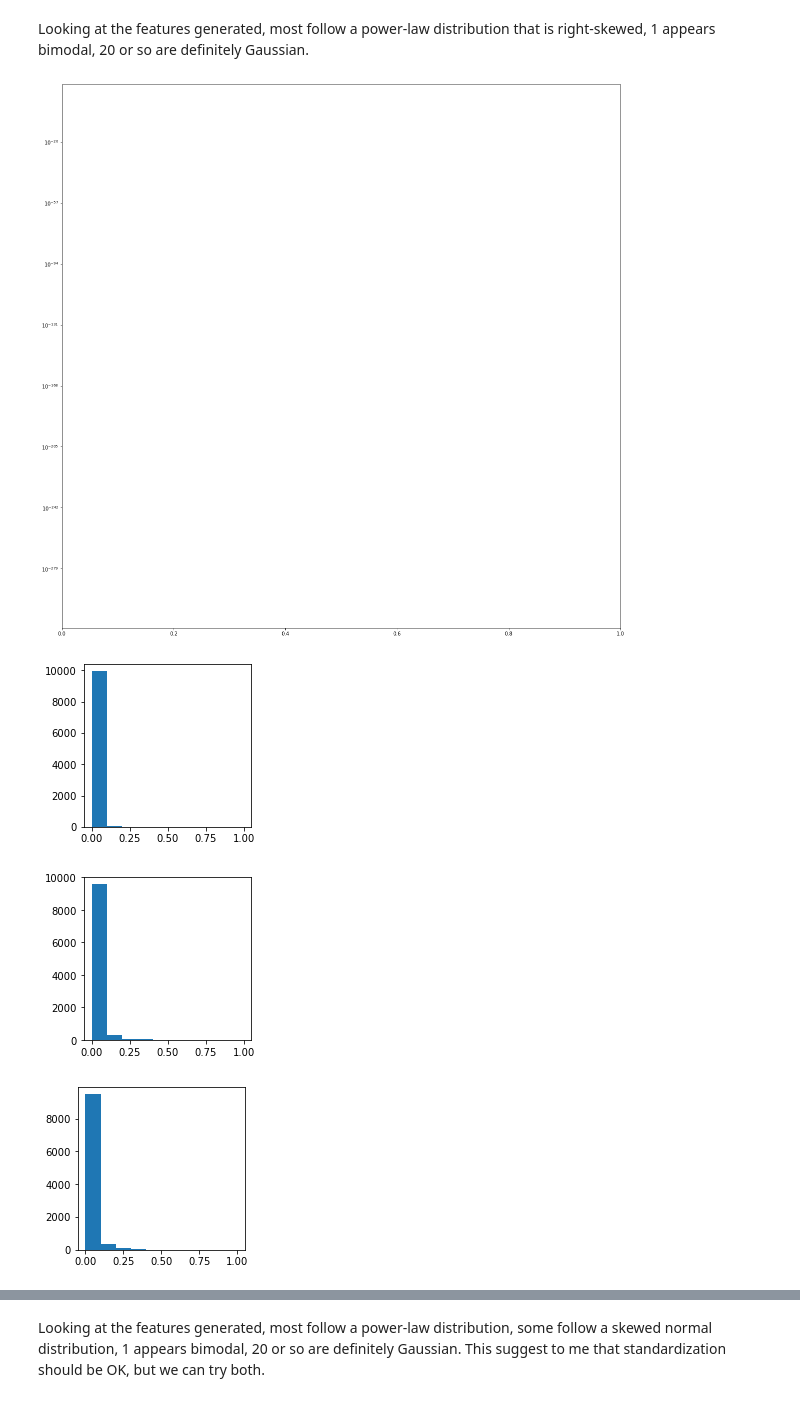
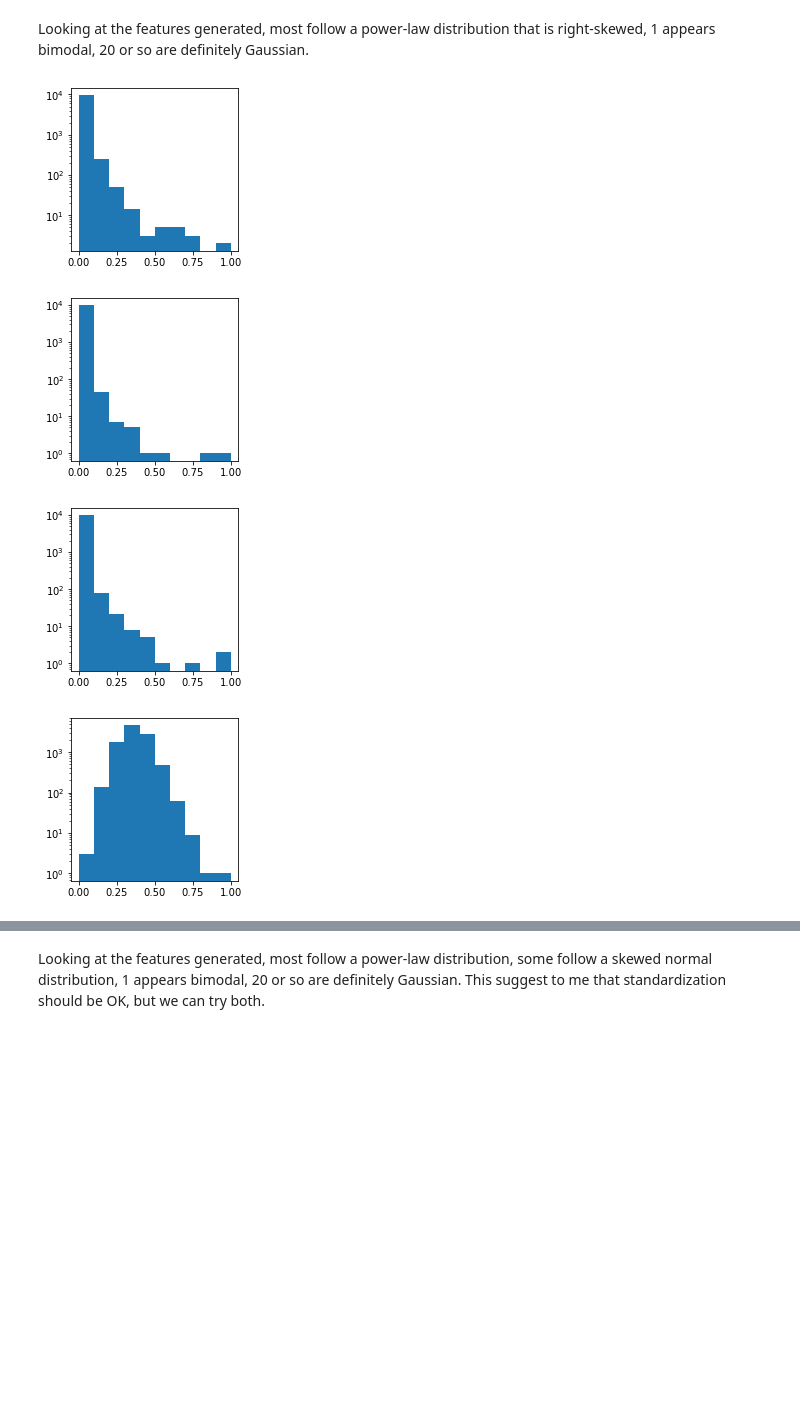
Before and after one commit to ryanjmccall/sb_ml_eng_capstone, a Jupyter notebook: capstone/notebooks/MELD_model_selection.ipynb, the cells around one changed output, grey strips where cells are left out. Drawn from its saved outputs; the diff is of its cells as text; code cells hidden in the pictures; blank space fills up the shorter version.

```diff
--- a/capstone/notebooks/MELD_model_selection.ipynb
+++ b/capstone/notebooks/MELD_model_selection.ipynb
@@ -91,7 +148,13 @@ X_train.shape, y_train.shape
 # %% [markdown]
 ## Experiment: Selecting Standardization
 # %%
-plt.yscale('log')
-for i in range(0, 160, 10):
-    train_df[[i]].hist(figsize=(3,3))
+sqrt = 13
+fig, axes = plt.subplots(nrows=sqrt, ncols=sqrt, figsize=(15,15))
+i, j = 0, 0
+for feat in range(0, 160, 1):
+    train_df[[feat]].hist(figsize=(3,3), ax=axes[i, j], legend=None, grid=False)
+    j += 1
+    if j == sqrt:
+        i += 1
+        j = 0
 # %% [output]
@@ -111,13 +162,13 @@ for i in range(0, 160, 10):
 # %% [markdown]
 Looking at the features generated, most follow a power-law distribution that is right-skewed, 1 appears bimodal, 20 or so are definitely Gaussian.
 # %%
-plt.yscale('log')
-for i in range(0, 160, 10):
+for i in range(80, 160, 20):
     scaled = MinMaxScaler().fit_transform(train_df[[i]].values)
-    plt.figure(figsize=(3,3))
+    plt.figure(figsize=(3, 3))
+    plt.yscale('log')
     plt.hist(scaled)
 # %% [output]
-[figure, old version]
+[figure, new version]
-[figure, old version]
+[figure, new version]
-[figure, old version]
+[figure, new version]
-[figure, old version]
+[figure, new version]
```
Also changed, not shown: parts of 23 cells of this notebook, 1 other file.
